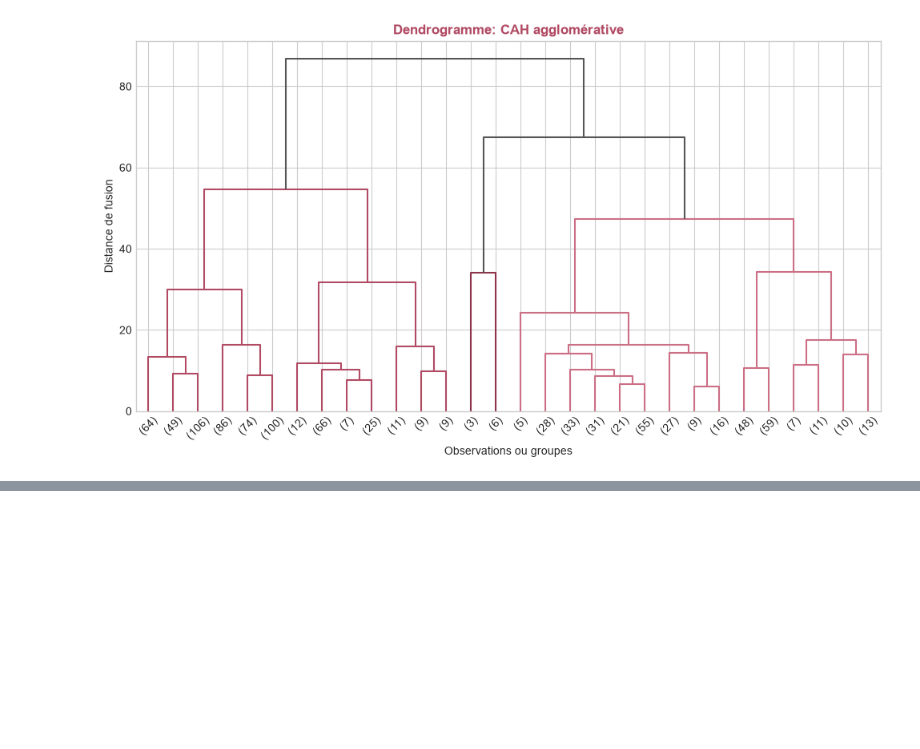
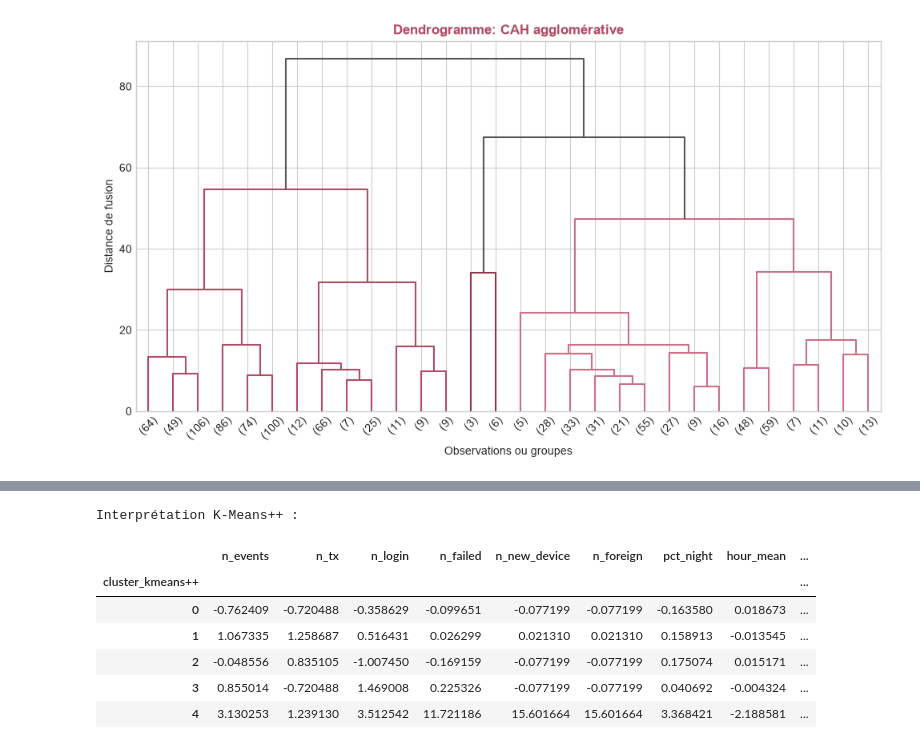
Before and after one commit to wissal231/chronoBank, a Jupyter notebook: notebooks/B_clustering.ipynb, the cells around one changed output, grey strips where cells are left out. Cells and saved outputs as stored; diff of their text form; code cells hidden in the pictures; blank space fills up the shorter version.

```diff
--- a/notebooks/B_clustering.ipynb
+++ b/notebooks/B_clustering.ipynb
@@ -712,0 +812,21 @@ flag_divisive = (
+# %%
+#pour kmeans++:
+result_interpretation = df[feature_columns].copy()
+
+result_interpretation["cluster_kmeans++"] = kmeans_pp.labels_
+
+interpretation_kmeans = result_interpretation.groupby(
+    "cluster_kmeans++"
+).mean()
+
+print("Interprétation K-Means++ :")
+display(interpretation_kmeans)
+# %% [output]
+Interprétation K-Means++ :
+|  | n_events | n_tx | n_login | n_failed | n_new_device | n_foreign | pct_night | hour_mean | ... |
+| cluster_kmeans++ |  |  |  |  |  |  |  |  | ... |
+| 0 | -0.762409 | -0.720488 | -0.358629 | -0.099651 | -0.077199 | -0.077199 | -0.163580 | 0.018673 | ... |
+| 1 | 1.067335 | 1.258687 | 0.516431 | 0.026299 | 0.021310 | 0.021310 | 0.158913 | -0.013545 | ... |
+| 2 | -0.048556 | 0.835105 | -1.007450 | -0.169159 | -0.077199 | -0.077199 | 0.175074 | 0.015171 | ... |
+| 3 | 0.855014 | -0.720488 | 1.469008 | 0.225326 | -0.077199 | -0.077199 | 0.040692 | -0.004324 | ... |
+| 4 | 3.130253 | 1.239130 | 3.512542 | 11.721186 | 15.601664 | 15.601664 | 3.368421 | -2.188581 | ... |
```
Also changed, not shown: parts of 15 cells of this notebook, 3 other files.
